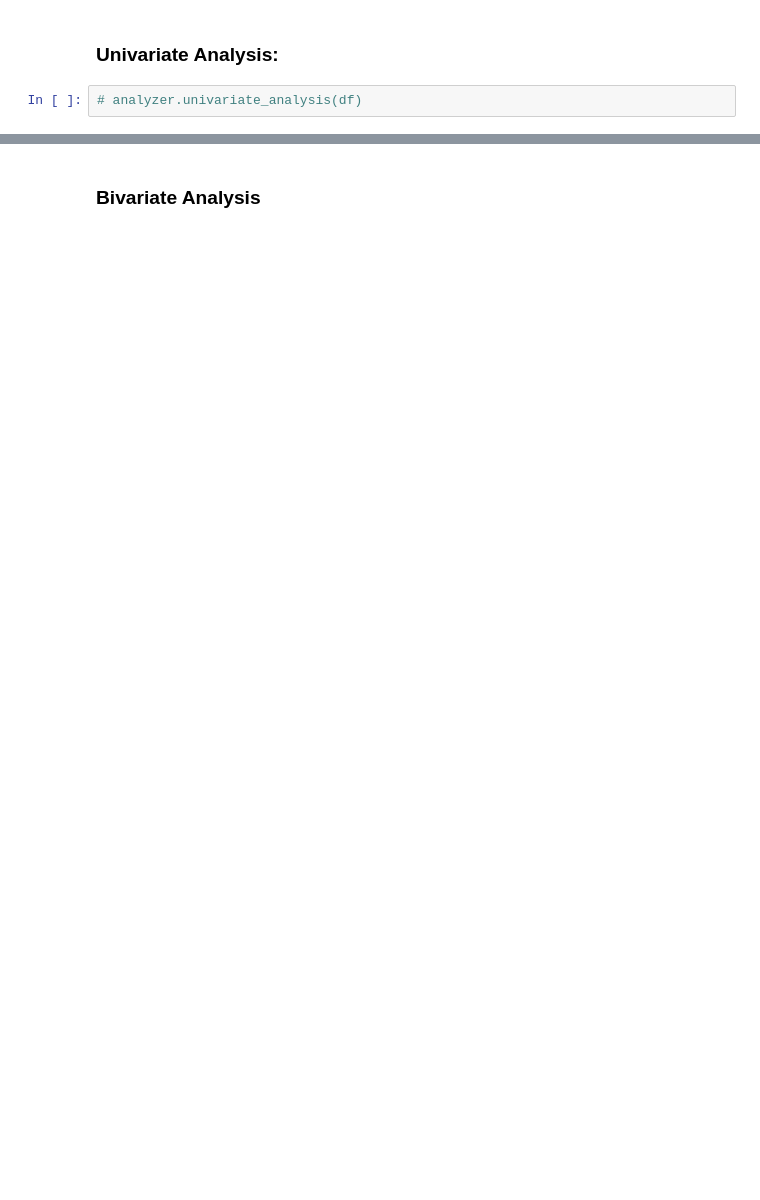
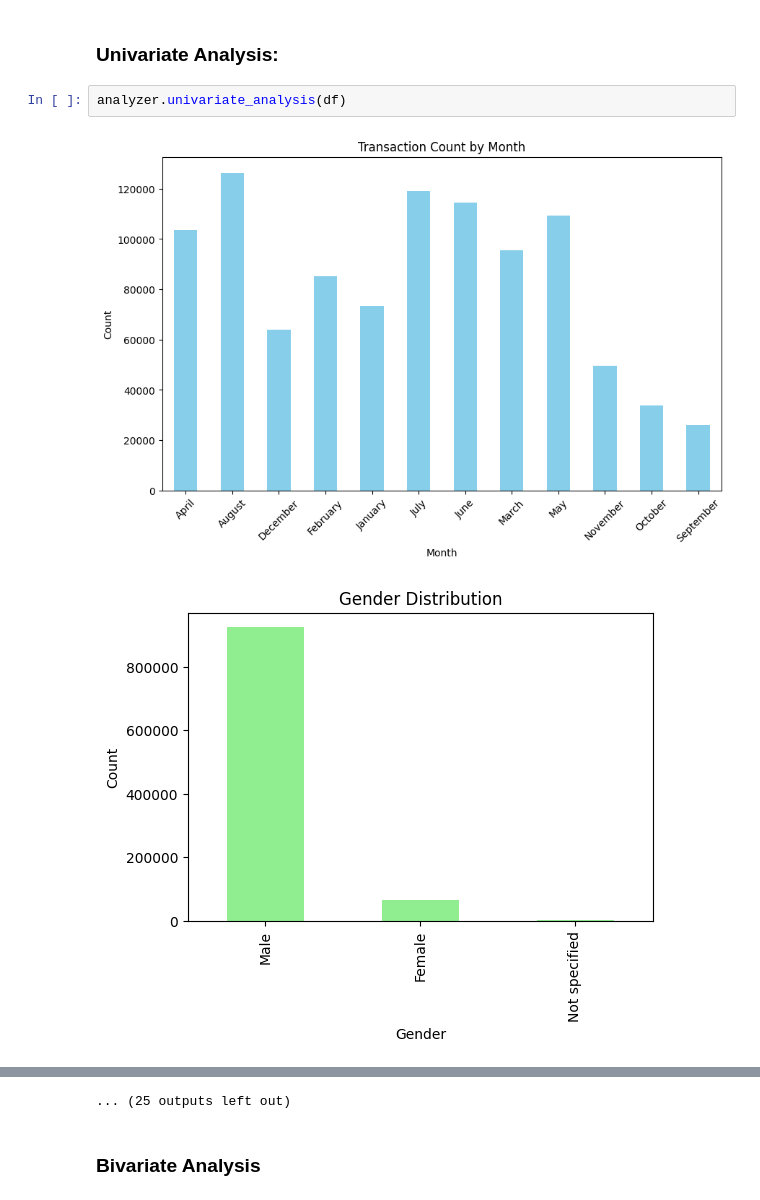
Before and after one commit to wolderufael/AlphaCare-Insurance-Solutions, a Jupyter notebook: notebook/InsuranceEdA.ipynb, the cells around one changed output, grey strips where cells are left out. Cells and saved outputs as stored; diff of their text form; blank space fills up the shorter version.

```diff
--- a/notebook/InsuranceEdA.ipynb
+++ b/notebook/InsuranceEdA.ipynb
@@ -32,4 +68,7 @@ analyzer.check_missing_values(df)
 # %% [markdown]
 ### Univariate Analysis:
 # %%
-# analyzer.univariate_analysis(df)
+analyzer.univariate_analysis(df)
+# %% [output]
+[figure, added]
+[figure, added]
@@ -36,3 +85,4 @@ analyzer.check_missing_values(df)
+... (25 outputs left out)
 # %% [markdown]
 ### Bivariate Analysis
 # %%
```
Also changed, not shown: parts of 9 cells of this notebook, 1 other file.
